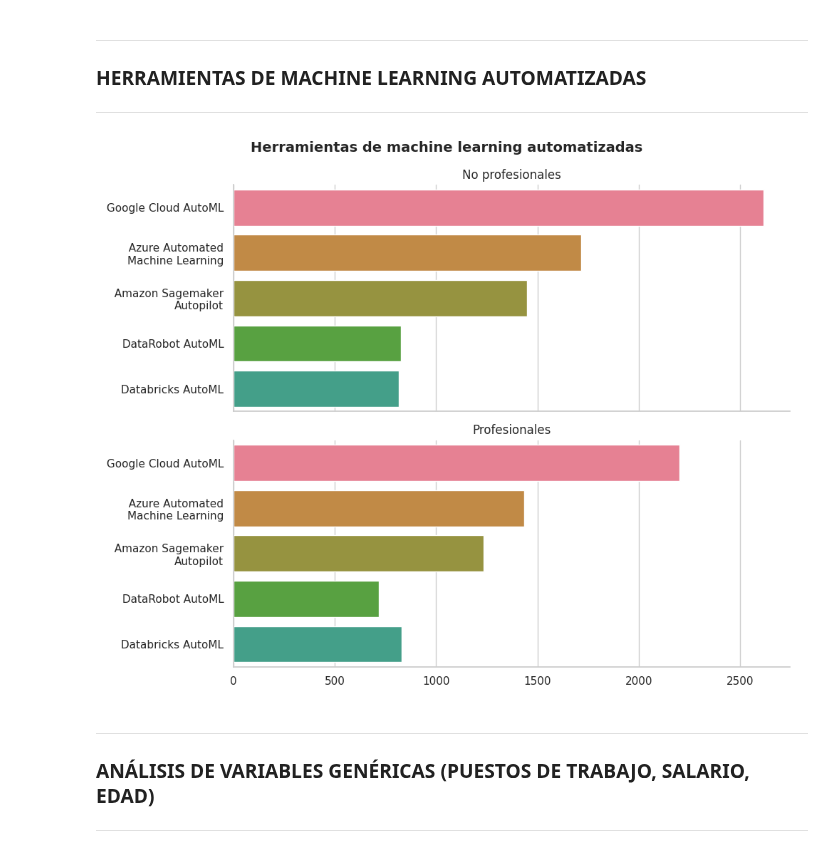
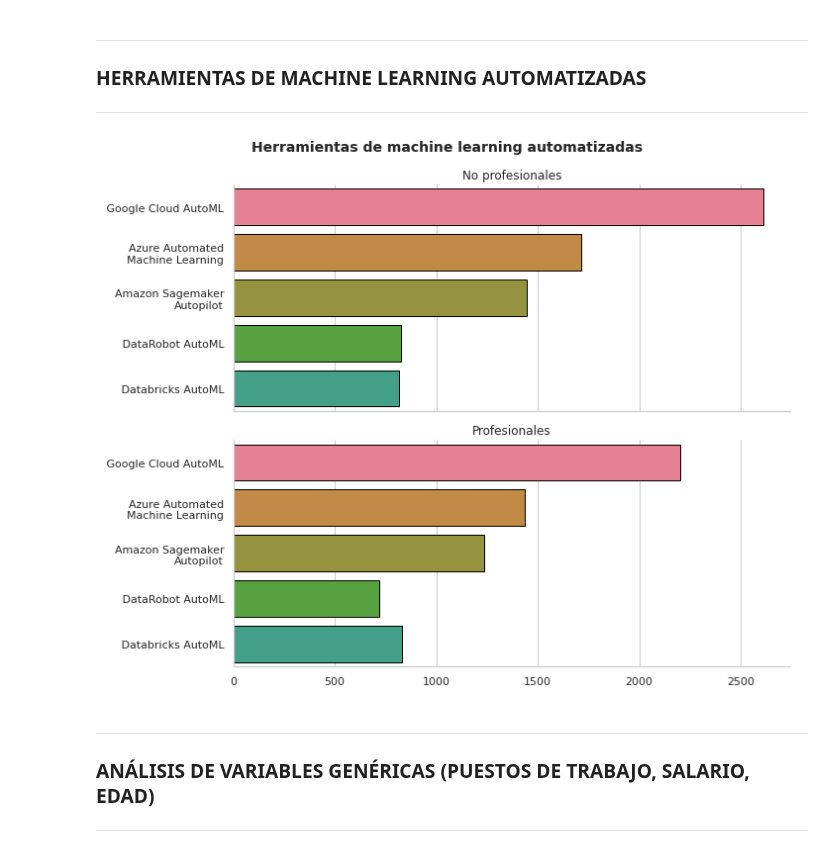
Before and after one commit to paulafuenteg/Kaggle-DS-ML-Survey, a Jupyter notebook: visualizacion.ipynb, the cells around one changed output. Drawn from its saved outputs; the diff is of its cells as text; code cells hidden in the pictures.

```diff
--- a/visualizacion.ipynb
+++ b/visualizacion.ipynb
@@ -373,24 +361,24 @@ orden_q37b = df_q37b_noprof['q37b_cat_herramientas_familiar_ml_aut'].value_count
 # %%
 fig, axes = plt.subplots(2,1, sharex= True)
 
-fig1 = sns.countplot(data = df_q37b_noprof, y = 'q37b_cat_herramientas_familiar_ml_aut', ax = axes[0], order= orden_q37b)
-fig2 = sns.countplot(data = df_q37b_prof, y = 'q37b_cat_herramientas_familiar_ml_aut', ax = axes[1], order= orden_q37b)
+fig1 = sns.countplot(data = df_q37b_noprof, y = 'q37b_cat_herramientas_familiar_ml_aut', ax = axes[0], order= orden_q37b, edgecolor ='black')
+fig2 = sns.countplot(data = df_q37b_prof, y = 'q37b_cat_herramientas_familiar_ml_aut', ax = axes[1], order= orden_q37b, edgecolor ='black')
 
 fig.suptitle("Herramientas de machine learning automatizadas", fontsize = 14, fontweight='bold')
 axes[0].set_title("No profesionales")
 axes[1].set_title("Profesionales")
 
 axes[0].set(xlabel=None)
 axes[0].set(ylabel=None)
 axes[1].set(xlabel=None)
 axes[1].set(ylabel=None)
 wrap_labels(fig1, 20)
 wrap_labels(fig2, 20)
 
 plt.tight_layout()
 plt.show();
 # %% [output]
-[figure, old version]
+[figure, new version]
 # %% [markdown]
 ---
 
```
Also changed, not shown: parts of 15 cells of this notebook.
